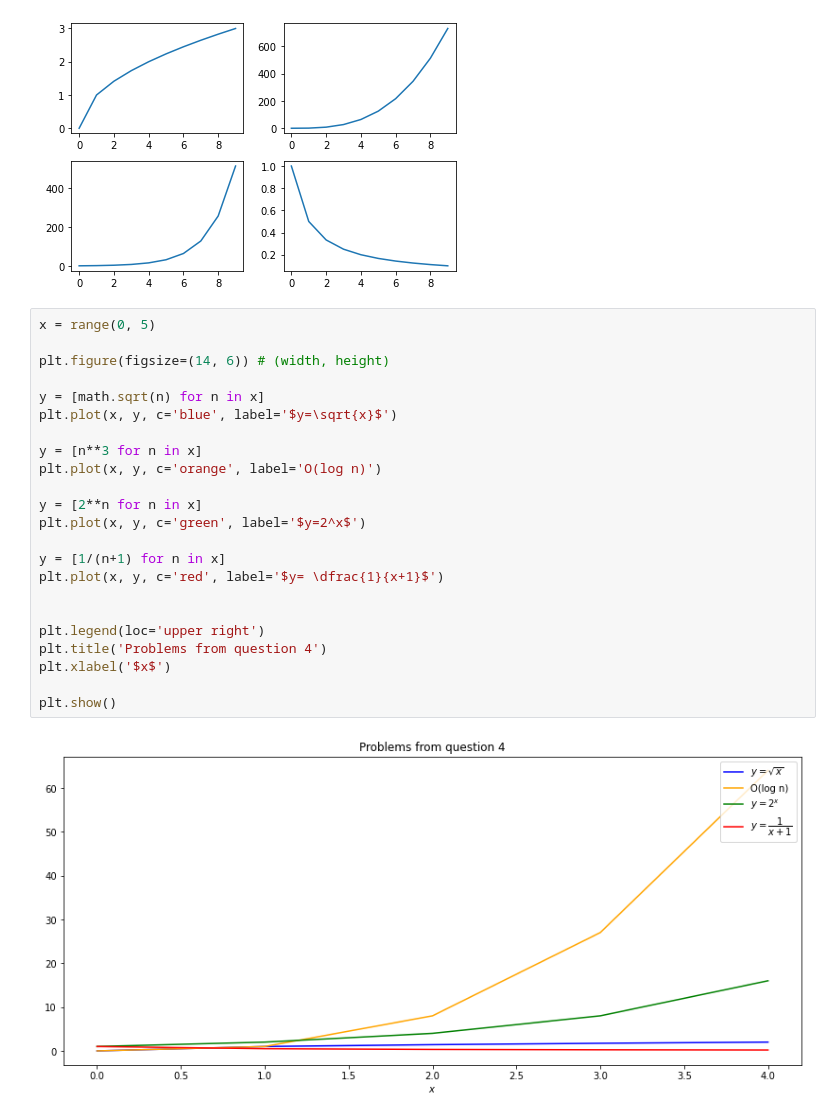
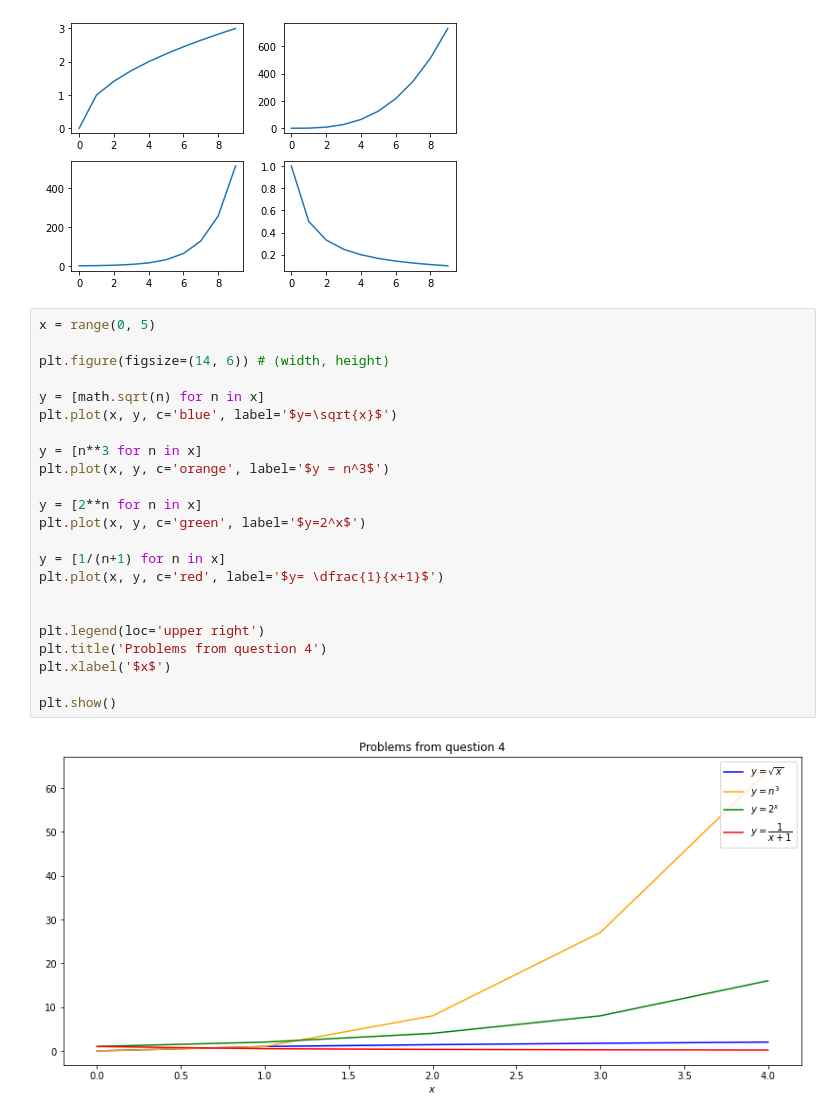
Before and after one commit to malachi-hale/numpy-pandas-visualization-exercise, a Jupyter notebook: matplotlib_exercises.ipynb, the cells around one changed output. Saved outputs shown, nothing was run; the diff lists cells and outputs as text.

```diff
--- a/matplotlib_exercises.ipynb
+++ b/matplotlib_exercises.ipynb
@@ -64,25 +64,25 @@ plt.tight_layout()
 # %%
 x = range(0, 5)
 
 plt.figure(figsize=(14, 6)) # (width, height)
 
 y = [math.sqrt(n) for n in x]
 plt.plot(x, y, c='blue', label='$y=\sqrt{x}$')
 
 y = [n**3 for n in x]
-plt.plot(x, y, c='orange', label='O(log n)')
+plt.plot(x, y, c='orange', label='$y = n^3$')
 
 y = [2**n for n in x]
 plt.plot(x, y, c='green', label='$y=2^x$')
 
 y = [1/(n+1) for n in x]
 plt.plot(x, y, c='red', label='$y= \dfrac{1}{x+1}$')
 
 
 plt.legend(loc='upper right')
 plt.title('Problems from question 4')
 plt.xlabel('$x$')
 
 plt.show()
 # %% [output]
-[figure, old version]
+[figure, new version]
```
